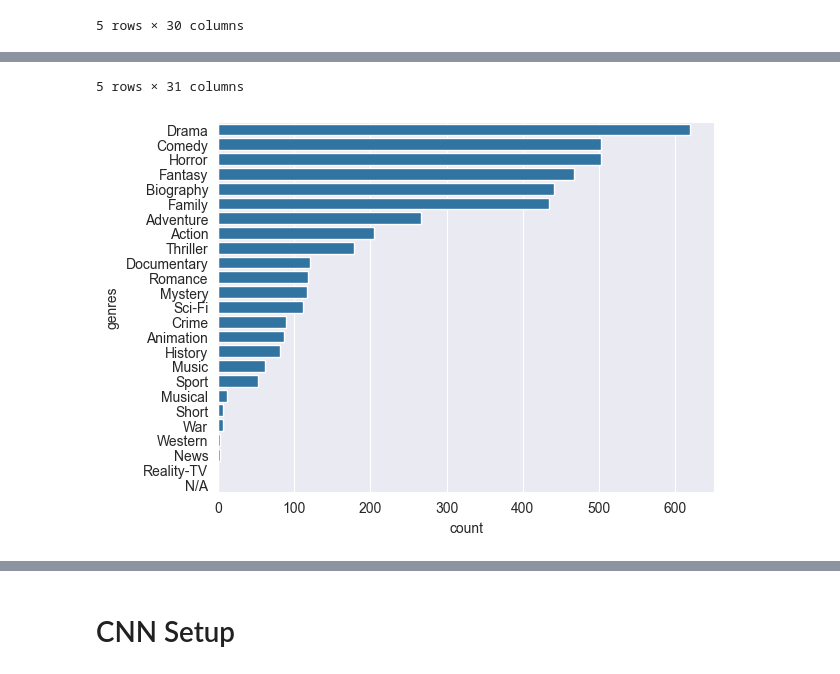
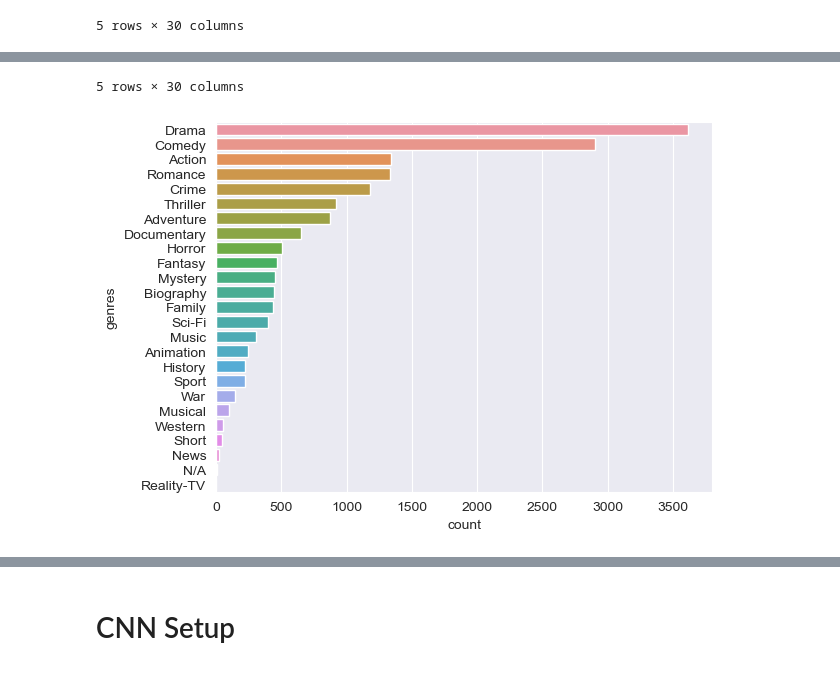
Before and after one commit to aalolexx/cnn-movie-poster-genre-prediction, a Jupyter notebook: poster_predictor.ipynb, the cells around one changed output, grey strips where cells are left out. Saved outputs shown, nothing was run; the diff lists cells and outputs as text; code cells hidden in the pictures.

```diff
--- a/poster_predictor.ipynb
+++ b/poster_predictor.ipynb
@@ -103,15 +109,15 @@ print_genre_occurence(df)
 # %%
-genres_to_predict = ['Horror', 'Fantasy', 'Biography', 'Family']
-df = df[
-    (df['Horror'] == 1)
-    | (df['Fantasy'] == 1)
-    | (df['Biography'] == 1)
-    | (df['Family'] == 1)
-]
-
-df['genres_to_predict'] = df['genre_array'].apply(
-    lambda x: [genre for genre in x if genre in genres_to_predict]
-)
+genres_to_predict = ['Action', 'Romance', 'Crime', 'Thriller', 'Adventure', 'Documentary', 'Horror', 'Fantasy', 'Mystery', 'Family', 'Music', 'Animation', 'History']
+#df = df[
+#    (df['Comedy'] == 1)
+#    | (df['Action'] == 1)
+#    | (df['Romance'] == 1)
+#    | (df['Horror'] == 1)
+#]
+#
+#df['genres_to_predict'] = df['genre_array'].apply(
+#    lambda x: [genre for genre in x if genre in genres_to_predict]
+#)
 
 # TODO Make sure dataset is balanced
 
@@ -127,2 +133,2 @@ df.head(5)
-5 rows × 31 columns
+5 rows × 30 columns
-[figure, old version]
+[figure, new version]
```
Also changed, not shown: parts of 26 cells of this notebook, 2 other files.
